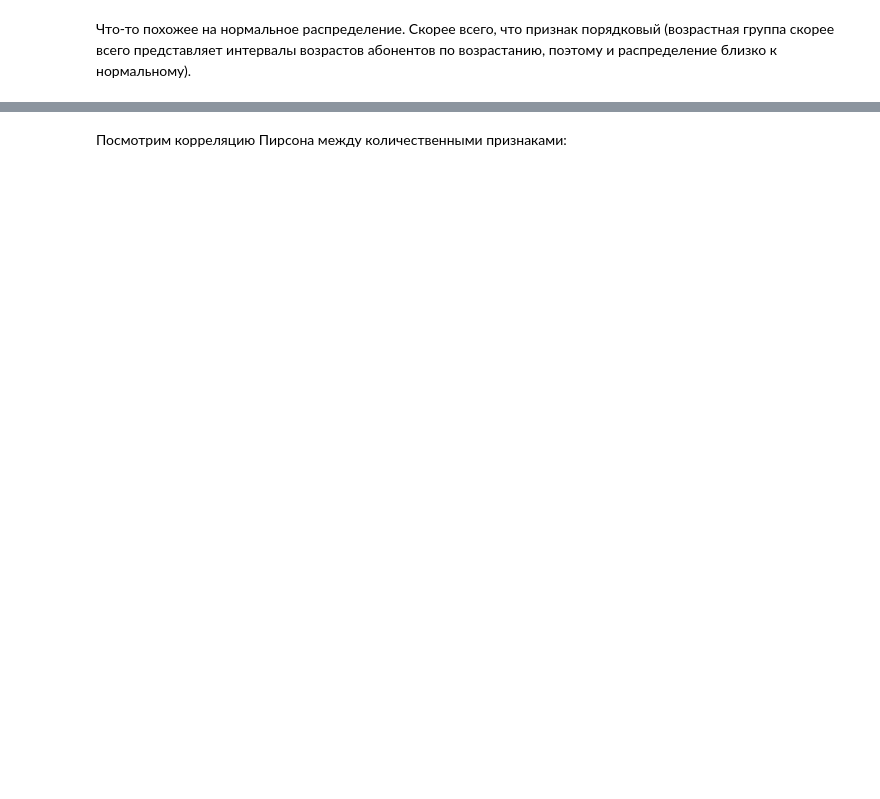
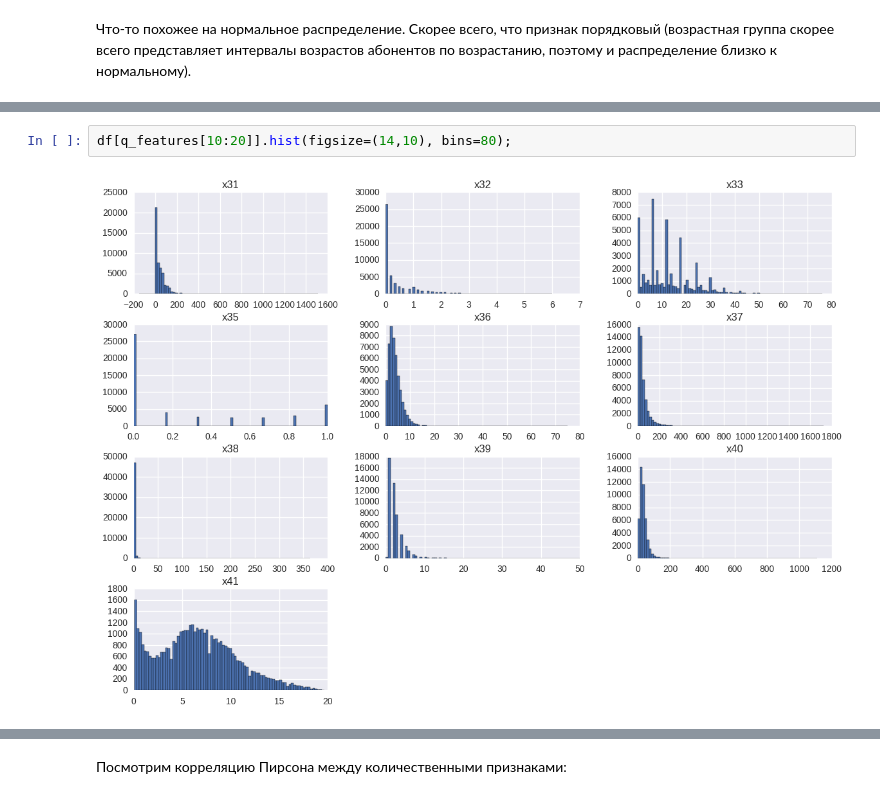
Before and after one commit to adima/hse, a Jupyter notebook: module2_ML/jupyter_notebooks/project_beeline/project_part1_Anvar_Kiekbaev.ipynb, the cells around one changed output, grey strips where cells are left out. Cells and saved outputs as stored; diff of their text form; blank space fills up the shorter version.

```diff
--- a/module2_ML/jupyter_notebooks/project_beeline/project_part1_Anvar_Kiekbaev.ipynb
+++ b/module2_ML/jupyter_notebooks/project_beeline/project_part1_Anvar_Kiekbaev.ipynb
@@ -201,0 +222,4 @@ Name: y, dtype: int64
+# %%
+df[q_features[10:20]].hist(figsize=(14,10), bins=80);
+# %% [output]
+[figure, added]
```
Also changed, not shown: parts of 32 cells of this notebook, 3 other files.
